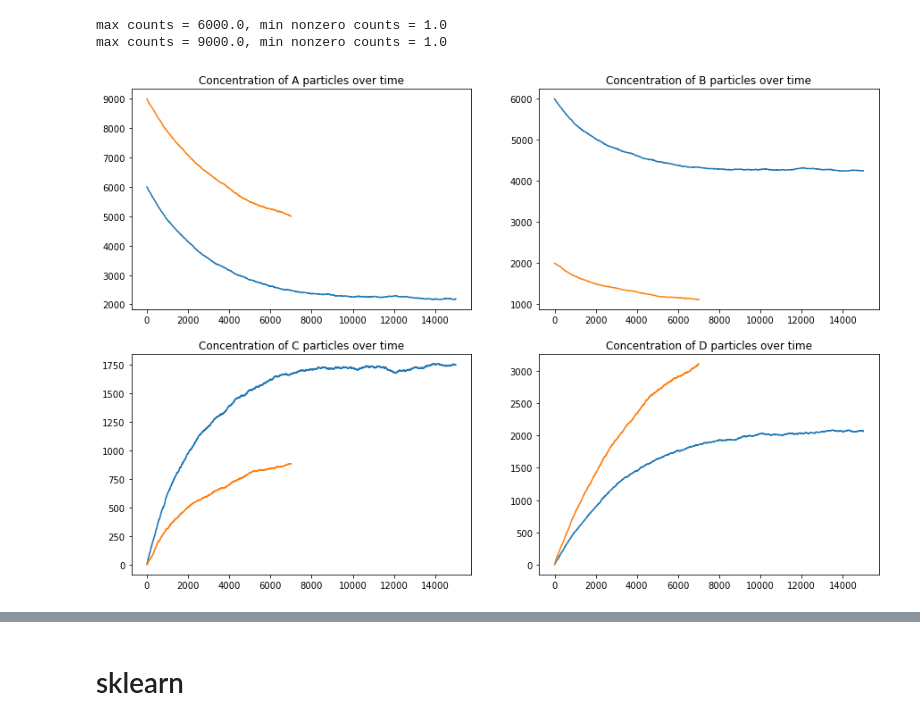
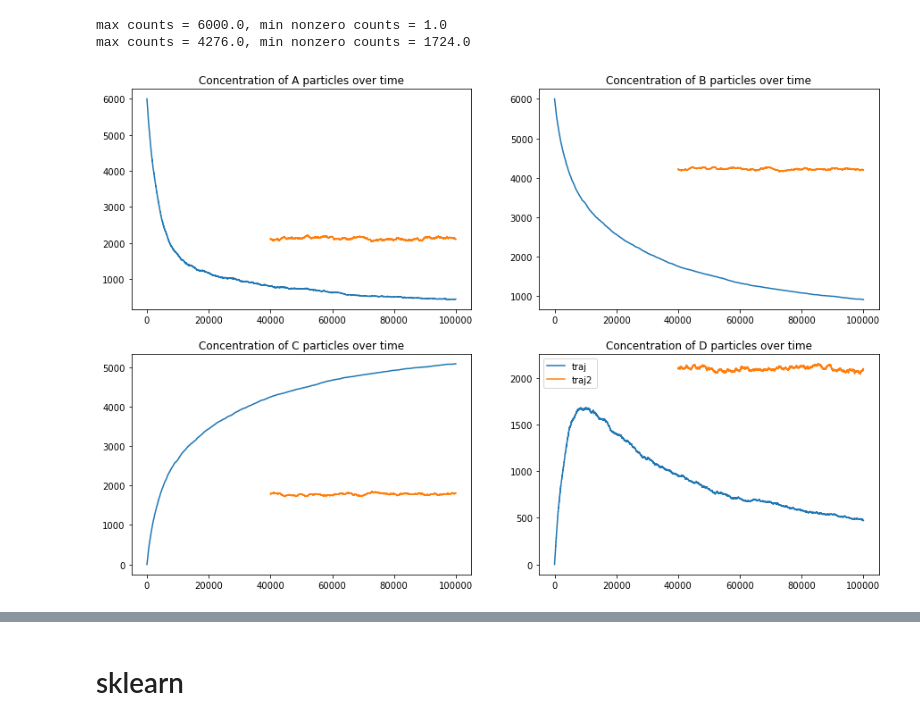
Before and after one commit to readdy/readdy_learn, a Jupyter notebook: analyze/test.ipynb, the cells around one changed output, grey strips where cells are left out. Cells and saved outputs as stored; diff of their text form; code cells hidden in the pictures.

```diff
--- a/analyze/test.ipynb
+++ b/analyze/test.ipynb
@@ -17,7 +16,7 @@ from sklearn.model_selection import GridSearchCV
 from sklearn.model_selection import TimeSeriesSplit
 # %%
 traj = pat.Trajectory("../generate/simple_trajectory_2.h5")
-traj.counts = traj.counts[:15000]
+traj.counts = traj.counts[:]
 traj.add_fusion(0, 1, 2)  # A + B -> C
 traj.add_fusion(0, 2, 3)  # A + C -> D
 traj.add_fusion(0, 3, 2)  # A + D -> C
@@ -33,7 +32,7 @@ traj.add_conversion(2, 3) # C -> D
 traj.update()
 
 traj2 = pat.Trajectory("../generate/simple_trajectory_3.h5")
-traj2.counts = traj2.counts[:7000]
+traj2.counts = traj2.counts[40000:]
 traj2.add_fusion(0, 1, 2)  # A + B -> C ! (0)
 traj2.add_fusion(0, 2, 3)  # A + C -> D
 traj2.add_fusion(0, 3, 2)  # A + D -> C
@@ -49,18 +48,19 @@ traj2.add_conversion(2, 3) # C -> D
 traj2.update()
 # %% [output]
 max counts = 6000.0, min nonzero counts = 1.0
-max counts = 9000.0, min nonzero counts = 1.0
+max counts = 4276.0, min nonzero counts = 1724.0
 # %%
 f, ((ax1, ax2), (ax3, ax4)) = plt.subplots(nrows=2, ncols=2, figsize=(15, 10))
 axes = [ax1, ax2, ax3, ax4]
 labels=["A", "B", "C", "D"]
 for i in range(traj.n_species):
-    axes[i].plot(np.arange(0, traj.n_time_steps), traj.counts[:,i])
-    axes[i].plot(np.arange(0, traj2.n_time_steps), traj2.counts[:, i])
+    axes[i].plot(np.arange(0, traj.n_time_steps), traj.counts[:,i], label="traj")
+    axes[i].plot(np.arange(0, traj2.n_time_steps)+40000, traj2.counts[:, i], label="traj2")
     axes[i].set_title("Concentration of %s particles over time" % labels[i])
+plt.legend()
 plt.show()
 # %% [output]
-[figure, old version]
+[figure, new version]
 # %%
 cv = pat.CV(traj, traj2)
 alpha, cv_result = cv.find_alpha_recurse(n_grid_points=8, njobs=8, return_cv_result=True,
```
Also changed, not shown: parts of 4 cells of this notebook, 6 other files.
